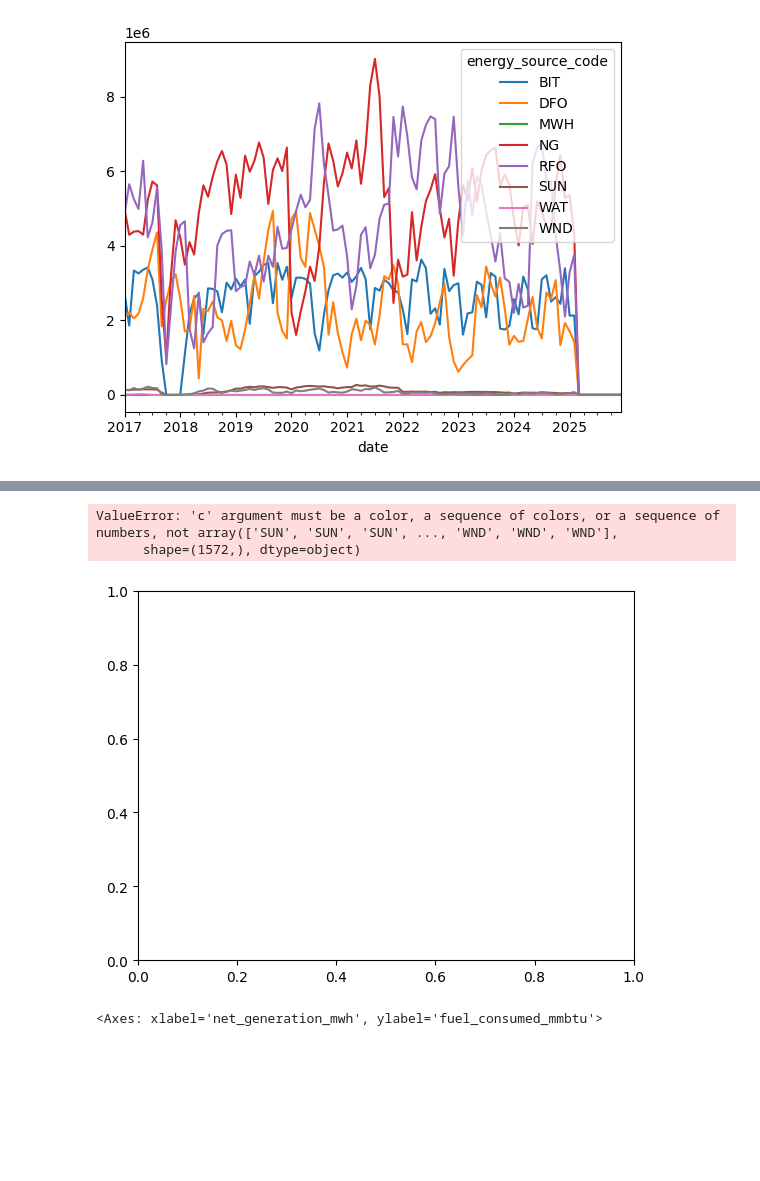
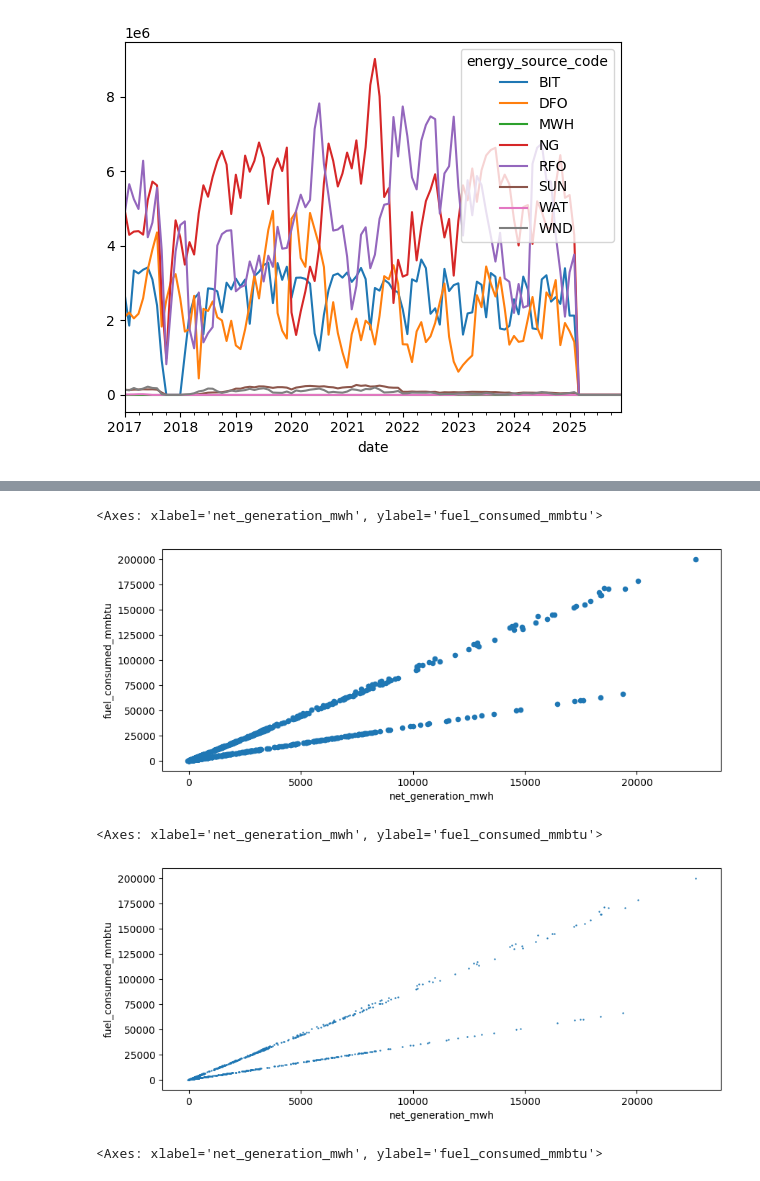
Before and after one commit to catalyst-cooperative/open-energy-data-for-all, a Jupyter notebook: notebooks/visualization_troubleshooting.ipynb, the cells around one changed output, grey strips where cells are left out. Saved outputs shown, nothing was run; the diff lists cells and outputs as text; code cells hidden in the pictures; blank space fills up the shorter version.

```diff
--- a/notebooks/visualization_troubleshooting.ipynb
+++ b/notebooks/visualization_troubleshooting.ipynb
@@ -2,3 +2,6 @@
 import pandas as pd
 # %% [markdown]
 # 3* Monthly Data
+# %%
+pr_gen_fuel_monthly = pd.read_parquet("../data/eia923__monthly_puerto_rico_generation_fuel.parquet")
+pr_gen_fuel_monthly
@@ -30,6 +58,0 @@ pr_gen_fuel_monthly.groupby("date").sum().plot(y=monthly_variables)
-# %%
-(
-    pr_gen_fuel_monthly.set_index("energy_source_code").loc[renewables].reset_index()
-    .groupby(["energy_source_code", "date"]).sum()
-    .fuel_consumed_mmbtu.unstack("energy_source_code").plot()
-)
@@ -39,6 +58,0 @@ pr_gen_fuel_monthly.groupby("date").sum().plot(y=monthly_variables)
-# %%
-(
-    pr_gen_fuel_monthly.set_index("energy_source_code").loc[renewables].reset_index()
-    .groupby(["energy_source_code", "date"]).sum()
-    .net_generation_mwh.unstack("energy_source_code").plot()
-)
@@ -48,12 +59,21 @@ pr_gen_fuel_monthly.groupby("date").sum().plot(y=monthly_variables)
+# %%
+renewables_monthly = pr_gen_fuel_monthly.loc[pr_gen_fuel_monthly.energy_source_code.isin(["SUN", "WAT", "WND"])]
 # %%
 (
     renewables_monthly.plot
-    .scatter(x="net_generation_mwh", y="fuel_consumed_mmbtu", s=0.1, c="energy_source_code")
+    .scatter(x="net_generation_mwh", y="fuel_consumed_mmbtu")
 )
 # %% [output]
-ValueError: 'c' argument must be a color, a sequence of colors, or a sequence of numbers, not array(['SUN', 'SUN', 'SUN', ..., 'WND', 'WND', 'WND'],
-      shape=(1572,), dtype=object)
+<Axes: xlabel='net_generation_mwh', ylabel='fuel_consumed_mmbtu'>
-[figure, old version]
+[figure, new version]
+# %%
+(
+    renewables_monthly.plot
+    .scatter(x="net_generation_mwh", y="fuel_consumed_mmbtu", s=0.5)
+)
+# %% [output]
+<Axes: xlabel='net_generation_mwh', ylabel='fuel_consumed_mmbtu'>
+[figure, added]
 # %%
 (
     renewables_monthly.assign(energy_source_code=pr_gen_fuel_monthly_renewables.energy_source_code.astype("category"))
```
Also changed, not shown: parts of 29 cells of this notebook, 1 other file.
